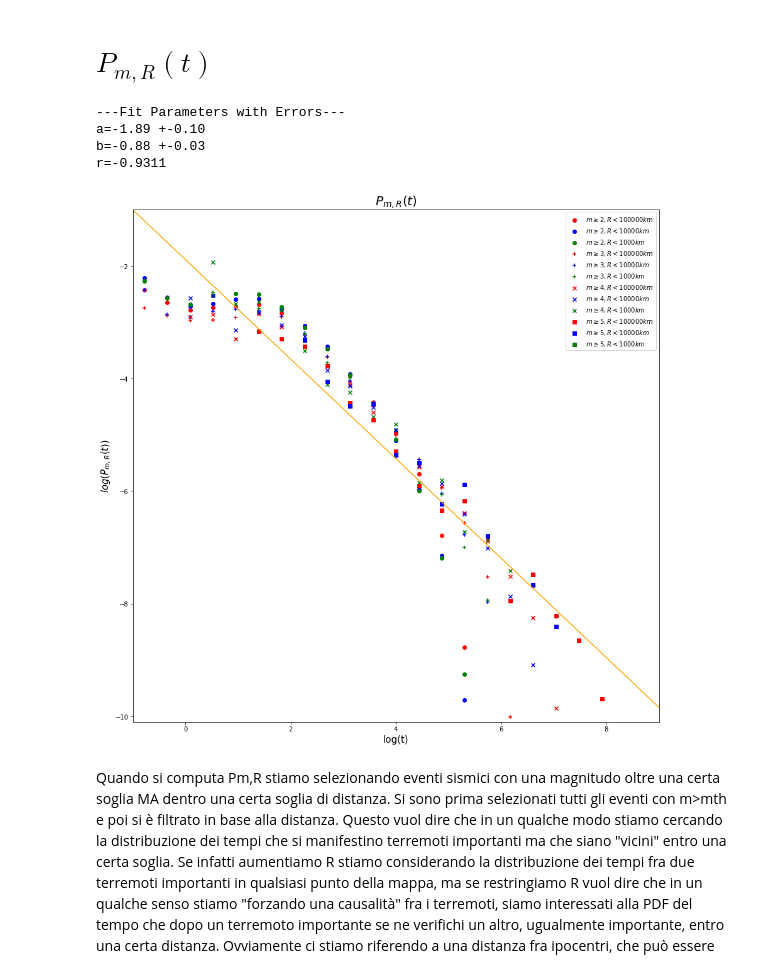
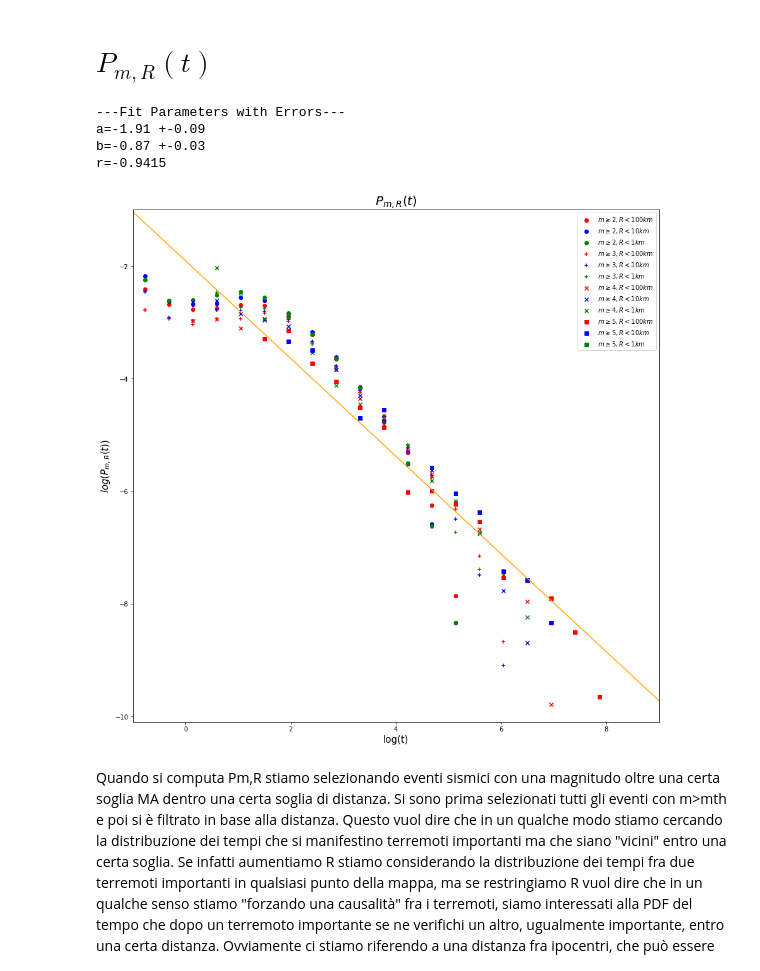
Before and after one commit to andreazanola98/Earthquake-Data-Analysis, a Jupyter notebook: Andrea.ipynb, the cells around one changed output. Cells and saved outputs as stored; diff of their text form; code cells hidden in the pictures.

```diff
--- a/Andrea.ipynb
+++ b/Andrea.ipynb
@@ -92,7 +92,7 @@ for i in range(2):
             dr=dr.drop(dr[mask1].index)
             dr=dr.drop(dr[dr['dpw'] > R[z,p(i,j)]].index)
 
-            counts, bins, hbars =axu.hist(dr['dt'], visible=0,bins=np.logspace(-1,9,24),density=1)
+            counts, bins, hbars =axu.hist(dr['dt'], visible=0,bins=np.logspace(-1,9,23),density=1)
             yhb=counts[counts>0]
             yhb=yhb
             Yu=np.insert(Yu,0,yhb)
@@ -102,39 +102,39 @@ for i in range(2):
             dfu=np.insert(dfu,0,np.ones(len(xF))*dfv[p(i,j)])
             alphau=np.insert(alphau,0,np.ones(len(xF))*alpha[p(i,j)])
           #  Cu=np.insert(Cu,0,np.ones(len(xF))*C[p(i,j)])
             mu=np.insert(mu,0,np.ones(len(xF))*magth[p(i,j)])
-            Ru=np.insert(Ru,0,np.ones(len(xF))*R[z,p(i,j)]*1000)
+            Ru=np.insert(Ru,0,np.ones(len(xF))*R[z,p(i,j)])
 
-            axu.scatter(np.log10(xF),np.log10(yhb),label='$m\geq%s, R<%.0f km$'%(magth[p(i,j)],R[z,p(i,j)]),
+            axu.scatter(np.log10(xF),np.log10(yhb),label='$m\geq%s, R<%.0f km$'%(magth[p(i,j)],R[z,p(i,j)]/1000),
                         color=colors[z],marker=markers[p(i,j)])
 
 axu.set_title('$P_{m,R}(t)$',size=20)
 axu.set_xlabel('log(t)',size=15)
 axu.set_ylabel('$log(P_{m,R}(t))$',size=15)
 axu.legend(loc='upper right');
 
 def f(x,a,b):
     f=a+b*x
     return f
 
 U=optimize.curve_fit(f,np.log10(Xu),np.log10(Yu),p0=[1,-1])  #poisson error is assumed ,sigma=Y**(-0.5)
 res = stats.linregress(np.log10(Xu),np.log10(Yu))
 
 xx=np.linspace(-1,9,100)
 axu.plot(xx,f(xx,U[0][0],U[0][1]),'orange',label='fit')
 axu.set_xlim(-1,9);
 axu.set_ylim(-10.1,-1);
 
 print('---Fit Parameters with Errors---')
 print('a=%.2f'%U[0][0],'+-%.2f'%U[1][0,0]**0.5)
 print('b=%.2f'%U[0][1],'+-%.2f'%U[1][1,1]**0.5)
 print('r=%.4f'%res.rvalue)
 # %% [output]
 ---Fit Parameters with Errors---
-a=-1.89 +-0.10
-b=-0.88 +-0.03
-r=-0.9311
+a=-1.91 +-0.09
+b=-0.87 +-0.03
+r=-0.9415
-[figure, old version]
+[figure, new version]
 # %% [markdown]
 Quando si computa Pm,R stiamo selezionando eventi sismici con una magnitudo oltre una certa soglia MA dentro una certa soglia di distanza. Si sono prima selezionati tutti gli eventi con m>mth e poi si è filtrato in base alla distanza. Questo vuol dire che in un qualche modo stiamo cercando la distribuzione dei tempi che si manifestino terremoti importanti ma che siano "vicini" entro una certa soglia. Se infatti aumentiamo R stiamo considerando la distribuzione dei tempi fra due terremoti importanti in qualsiasi punto della mappa, ma se restringiamo R vuol dire che in un qualche senso stiamo "forzando una causalità" fra i terremoti, siamo interessati alla PDF del tempo che dopo un terremoto importante se ne verifichi un altro, ugualmente importante, entro una certa distanza. Ovviamente ci stiamo riferendo a una distanza fra ipocentri, che può essere poi proiettata a epicentri, in modo che diventi fruibile per la popolazione. L'idea di evoluzione temporale è verificata dal grafico qui sotto.
 # %% [markdown]
```
Also changed, not shown: parts of 6 cells of this notebook.
